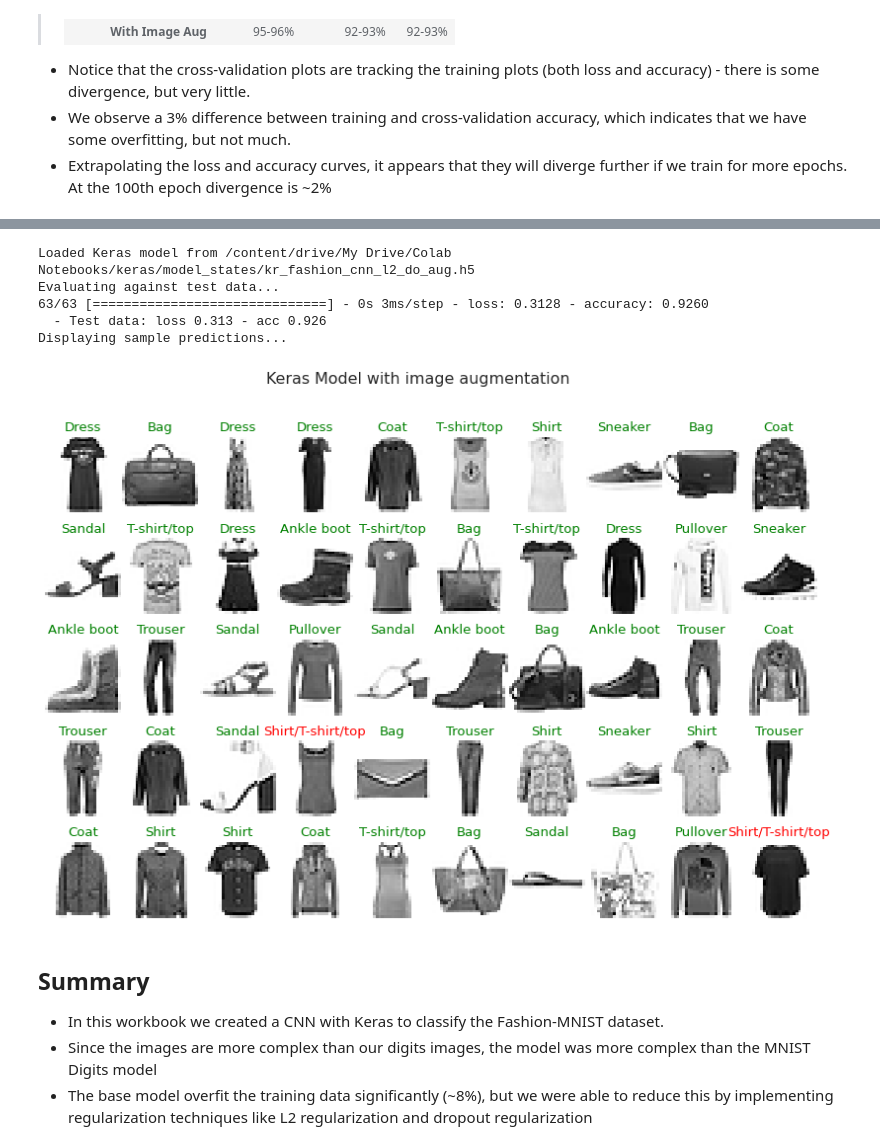
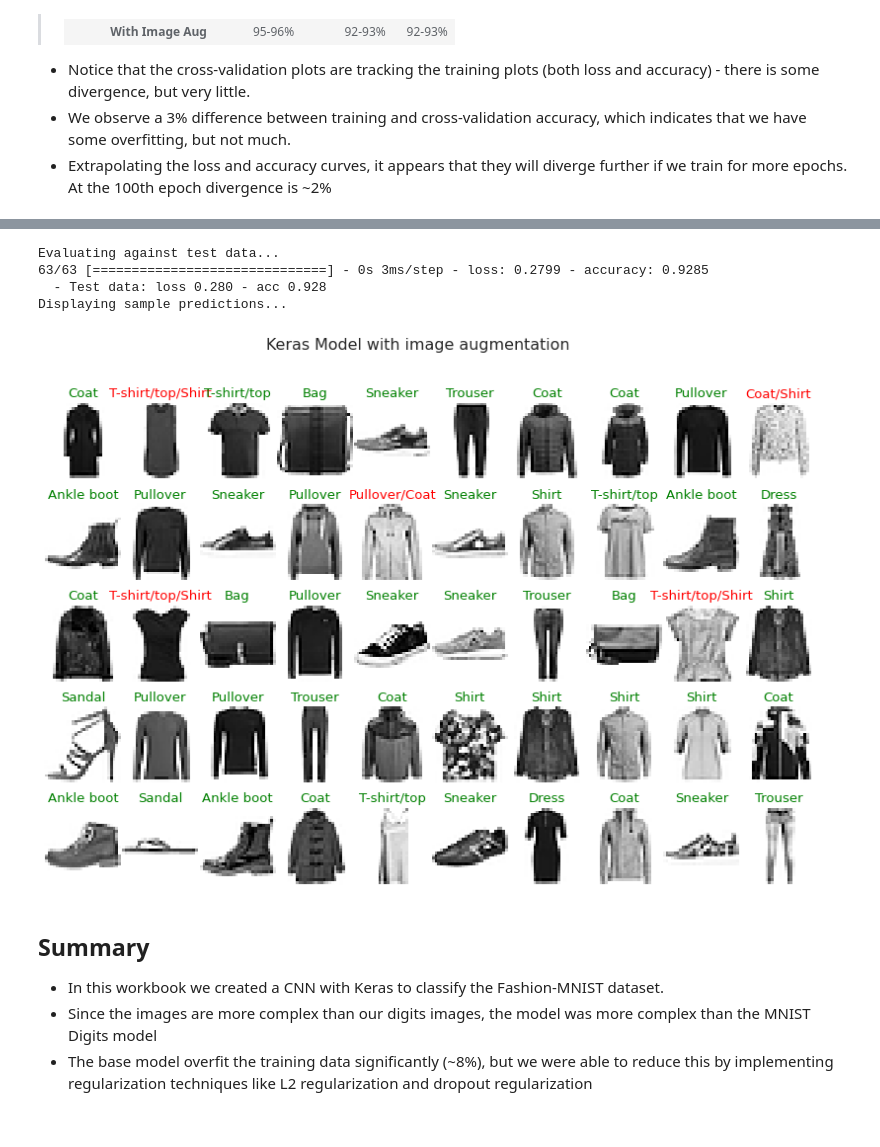
Before and after one commit to mjbhobe/dl-keras, a Jupyter notebook: Keras - Fashion MNIST - CNN.ipynb, the cells around one changed output, grey strips where cells are left out. Saved outputs shown, nothing was run; the diff lists cells and outputs as text; code cells hidden in the pictures.

```diff
--- a/Keras - Fashion MNIST - CNN.ipynb
+++ b/Keras - Fashion MNIST - CNN.ipynb
@@ -774,3 +821,7 @@ See [this Colab Notebook](https://colab.research.google.com/drive/1brSHFOnPQTo0-
 * Dropput regularization appears to be working better for this model - overfitting has reduced further, by another 1%.
 * Cross-validation & test accuracies have also improved by 1% or so.
 * The plots are diverging after 10 epochs.
+# %%
+model_save_path3 = os.path.join(MODEL_SAVE_DIR, 'kr_fashion_cnn_do.h5')
+model = kru.load_model(model_save_path3)
+print(model.summary())
@@ -856,10 +926,9 @@ _________________________________________________________________
 None
 # %%
 # training for more epochs as we have greater regularization values...
-model_name_do_l2 = 'kr_fashion_cnn_l2_do'
 plot_title_do_l2 = 'Keras Model with dropout & l2 regularization = %.7f' % l2_loss_lambda_2
 train_and_evaluate_model(model, X_train, y_train, X_val, y_val, X_test, y_test,
                          num_epochs=50, batch_size=64, metric='accuracy',
-                         plot_title=plot_title_do_l2, model_save_name=model_name_do_l2)
+                         plot_title=plot_title_do_l2)
 # %% [output]
 Epoch 1/50
@@ -908,3 +976,7 @@ See [this Colab Notebook](https://colab.research.google.com/drive/1brSHFOnPQTo0-
 >**Both L2 & Dropout Reg**|99-100%|94-95%|94-95%
 
 * This is slightly better than the model with just L2 or just dropout regularization - we are getting a slightly better test accuracy, with the overfitting beging in the same range as before.
+# %%
+model_save_path4 = os.path.join(MODEL_SAVE_DIR, 'kr_fashion_cnn_l2_do.h5')
+model = kru.load_model(model_save_path4)
+print(model.summary())
@@ -1134,3 +1222,7 @@ See [this Colab Notebook](https://colab.research.google.com/drive/1brSHFOnPQTo0-
 * Notice that the cross-validation plots are tracking the training plots (both loss and accuracy) - there is some divergence, but very little.
 * We observe a 3% difference between training and cross-validation accuracy, which indicates that we have some overfitting, but not much.
 * Extrapolating the loss and accuracy curves, it appears that they will diverge further if we train for more epochs. At the 100th epoch divergence is ~2%
+# %%
+model_save_path5 = os.path.join(MODEL_SAVE_DIR, 'kr_fashion_cnn_l2_do_aug.h5')
+model = kru.load_model(model_save_path5)
+print(model.summary())
@@ -1137,10 +1247,9 @@ See [this Colab Notebook](https://colab.research.google.com/drive/1brSHFOnPQTo0-
 # %%
-do_predictions(model_name_aug, X_test, y_test, test_images, test_labels,
+do_predictions(model, X_test, y_test, test_images, test_labels,
                plot_title=plot_title_aug)
 # %% [output]
-Loaded Keras model from /content/drive/My Drive/Colab Notebooks/keras/model_states/kr_fashion_cnn_l2_do_aug.h5
 Evaluating against test data...
-63/63 [==============================] - 0s 3ms/step - loss: 0.3128 - accuracy: 0.9260
-  - Test data: loss 0.313 - acc 0.926
+63/63 [==============================] - 0s 3ms/step - loss: 0.2799 - accuracy: 0.9285
+  - Test data: loss 0.280 - acc 0.928
 Displaying sample predictions...
-[figure, old version]
+[figure, new version]
```
Also changed, not shown: parts of 43 cells of this notebook, 15 other files.
